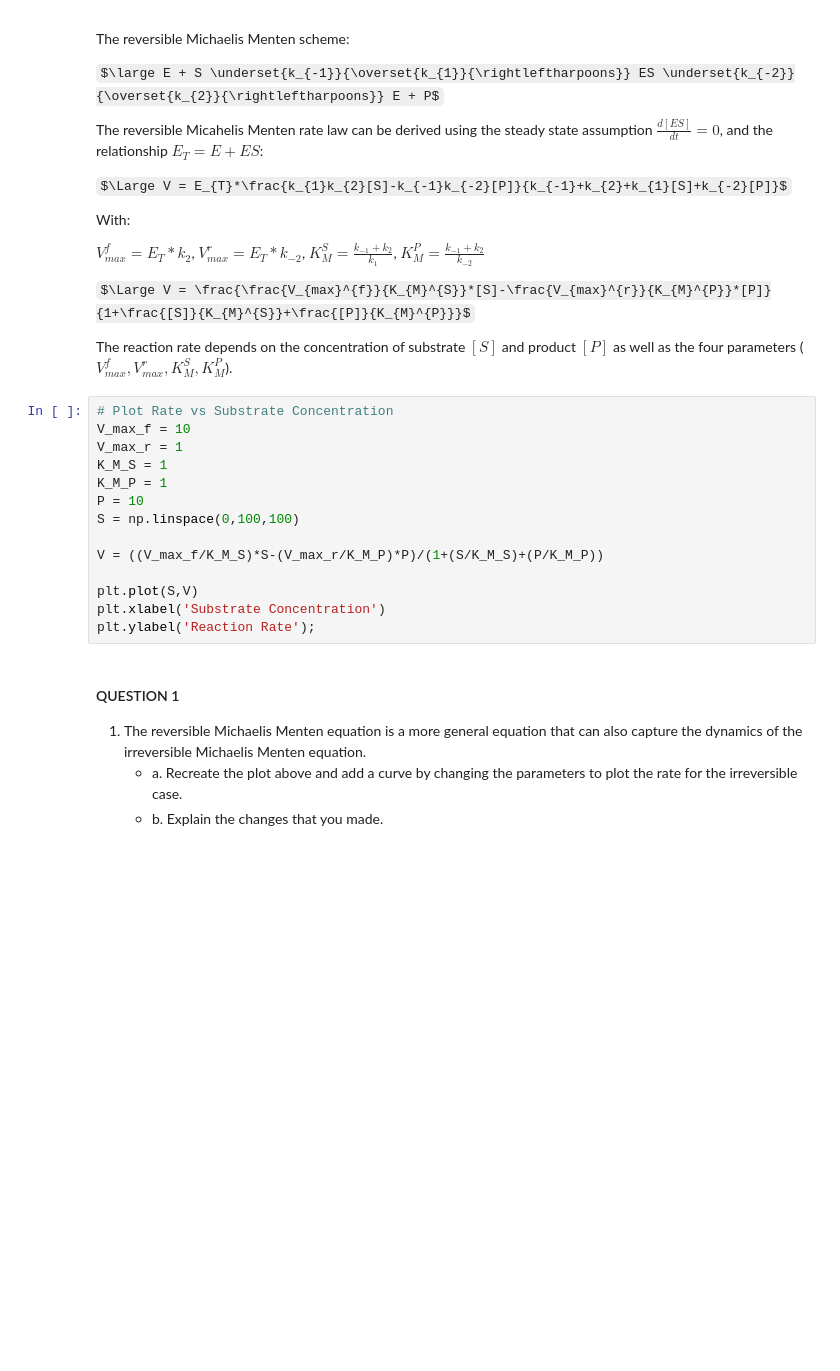
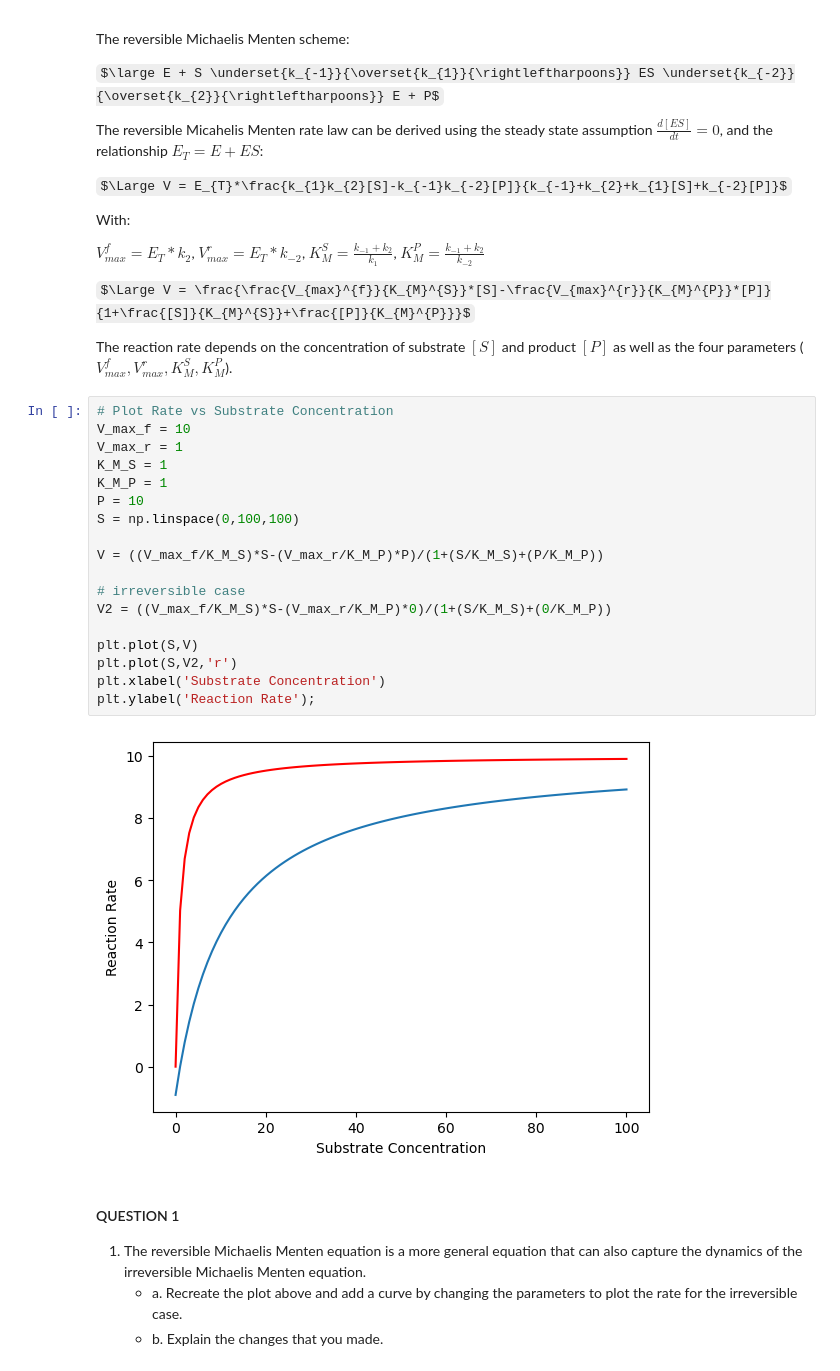
Before and after one commit to exu3/BME3340, a Jupyter notebook: L04/L04_End_Product_Inhibition.ipynb, the cells around one changed output. Saved outputs shown, nothing was run; the diff lists cells and outputs as text; some formulas as TeX source; blank space fills up the shorter version.

```diff
--- a/L04/L04_End_Product_Inhibition.ipynb
+++ b/L04/L04_End_Product_Inhibition.ipynb
@@ -44,17 +44,23 @@ The reaction rate depends on the concentration of substrate $[S]$ and product $[
 # %%
 # Plot Rate vs Substrate Concentration
 V_max_f = 10
 V_max_r = 1
 K_M_S = 1
 K_M_P = 1
 P = 10
 S = np.linspace(0,100,100)
 
 V = ((V_max_f/K_M_S)*S-(V_max_r/K_M_P)*P)/(1+(S/K_M_S)+(P/K_M_P))
 
+# irreversible case
+V2 = ((V_max_f/K_M_S)*S-(V_max_r/K_M_P)*0)/(1+(S/K_M_S)+(0/K_M_P))
+
 plt.plot(S,V)
+plt.plot(S,V2,'r')
 plt.xlabel('Substrate Concentration')
 plt.ylabel('Reaction Rate');
+# %% [output]
+[figure, added]
 # %% [markdown]
 #### QUESTION 1
 1. The reversible Michaelis Menten equation is a more general equation that can also capture the dynamics of the irreversible Michaelis Menten equation.
```
Also changed, not shown: parts of 5 cells of this notebook, 6 other files.
